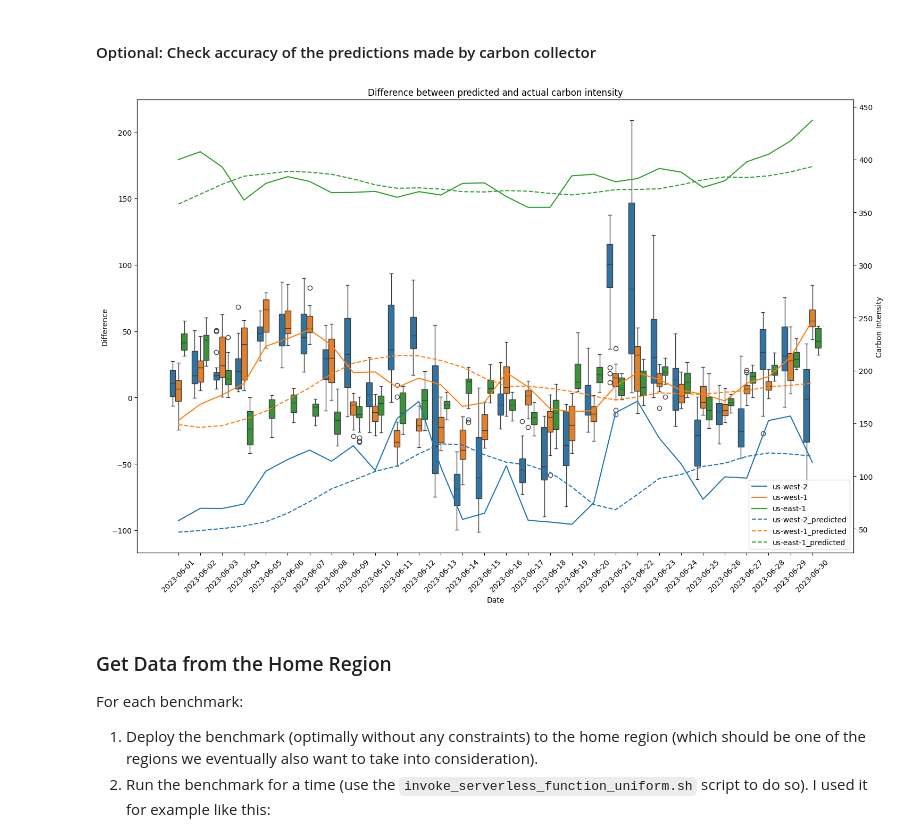
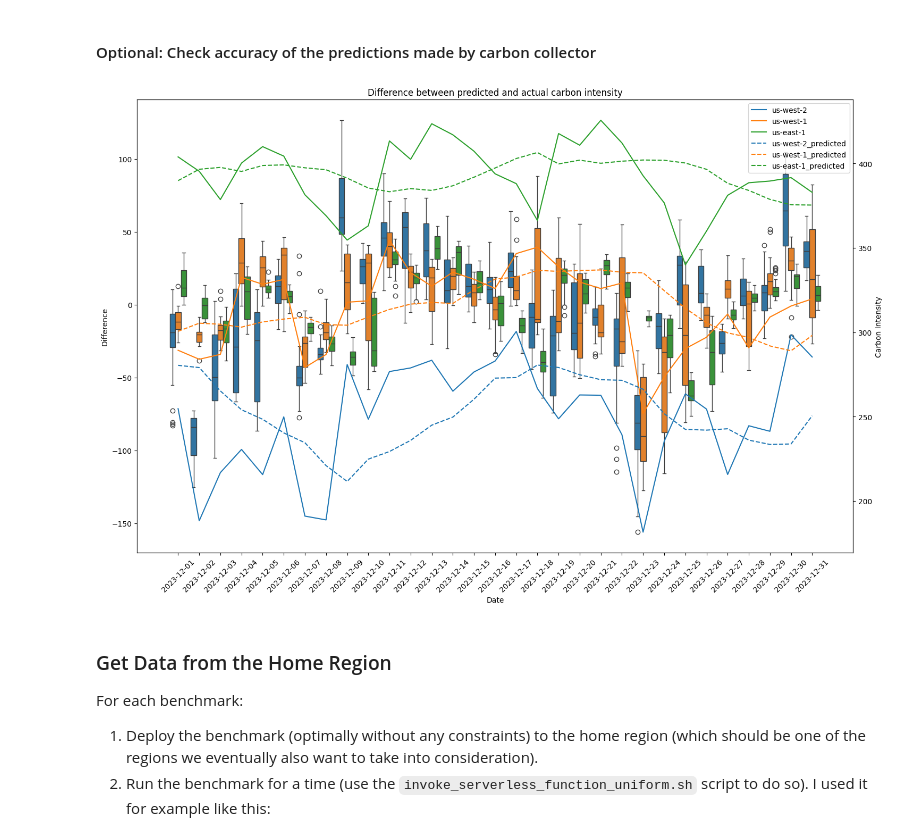
Before and after one commit to ubc-cirrus-lab/caribou, a Jupyter notebook: benchmarks/experiments/carbon_intensity_configs/experiment.ipynb, the cells around one changed output. Cells and saved outputs as stored; diff of their text form; code cells hidden in the pictures.

```diff
--- a/benchmarks/experiments/carbon_intensity_configs/experiment.ipynb
+++ b/benchmarks/experiments/carbon_intensity_configs/experiment.ipynb
@@ -13,14 +13,14 @@ from multi_x_serverless.common.constants import GLOBAL_TIME_ZONE
 # %%
 # Define locations
 locations = {
+    "us-east-1": (37.4315734, -78.6568942),
+    "us-west-1": (38.8375215, -120.8958242),
     "us-west-2": (43.8041334, -120.5542012),
-    "us-west-1": (38.8375215, -120.8958242),
-    "us-east-1": (37.4315734, -78.6568942),
 }
 
-start_date = datetime(2023, 6, 1, 0, 0, 0, tzinfo=GLOBAL_TIME_ZONE)
+start_date = datetime(2023, 12, 1, 0, 0, 0, tzinfo=GLOBAL_TIME_ZONE)
 
-end_date = datetime(2023, 6, 30, 0, 0, 0, tzinfo=GLOBAL_TIME_ZONE)
+end_date = datetime(2023, 12, 31, 0, 0, 0, tzinfo=GLOBAL_TIME_ZONE)
 # %% [markdown]
 ### Load Carbon Data
 # %%
@@ -79,7 +79,10 @@ from datetime import datetime
 # Create one dataframe for all the data
 all_data = pd.DataFrame()
 
-for location in locations.keys():
+# Order the data by location
+locations_ordered = ["us-west-2", "us-west-1", "us-east-1"]
+
+for location in locations_ordered:
     with open(f"./data/carbon/{location}_carbon_data.json", "r") as f:
         data = json.load(f)
 
@@ -99,6 +102,7 @@ fig, axes = plt.subplots(3, 1, figsize=(15, 15))
 # Create a boxplot of carbon intensity per hour of day for each location
 sns.boxplot(x='hour', y='carbonIntensity', hue='location', data=all_data, ax=axes[0])
 axes[0].set_title('Carbon Intensity per Hour of Day')
+axes[0].get_legend().remove()
 
 selected_all_data_for_month = all_data[(all_data['datetime'] >= start_date) & (all_data['datetime'] <= end_date + timedelta(days=1))]
 
@@ -109,7 +113,7 @@ axes[1].set_title('Carbon Intensity per Day of Month')
 axes[1].get_legend().remove()
 
 # Create a line plot of carbon intensity for each day and each hour for each location
-for location in locations.keys():
+for location in locations_ordered:
     all_data[all_data['location'] == location].set_index('datetime')['carbonIntensity'].plot(ax=axes[2], label=location)
 axes[2].set_title('Carbon Intensity for Each Day and Each Hour')
 axes[2].legend()
@@ -193,8 +197,9 @@ for region in locations:
 # %%
 # Create one dataframe for all the data
 all_data = pd.DataFrame()
+locations_ordered = ["us-west-2", "us-west-1", "us-east-1"]
 
-for location in locations.keys():
+for location in locations_ordered:
     with open(f"./data/carbon/{location}_carbon_data.json", "r") as f:
         data = json.load(f)
 
@@ -217,7 +222,9 @@ for location_dir in os.listdir("./data/collected_carbon"):
     for date_dir in os.listdir(f"./data/collected_carbon/{location_dir}"):
         with open(f"./data/collected_carbon/{location_dir}/{date_dir}/data.json", "r") as f:
             data = json.load(f)
-        date = datetime.strptime(date_dir, "%Y-%m-%d")
+        date = datetime.strptime(date_dir, "%Y-%m-%d").replace(tzinfo=GLOBAL_TIME_ZONE)
+        if date < start_date or date > end_date:
+            continue
         for hour, values in data['averages'].items():
             if hour == "overall":
                 continue
@@ -250,41 +257,41 @@ sns.boxplot(x='date', y='difference', hue='location', data=all_data, ax=ax1)
 ax2 = ax1.twinx()
 
 # Add a line plot of the actual carbon intensity on the twin axis
-for location in locations.keys():
+for location in locations_ordered:
     # Convert 'datetime' to just date
     all_data['date_only'] = all_data['datetime'].dt.date
     # Convert 'date_only' to string and sort the data by 'date_only'
     all_data_sorted = all_data.sort_values('date_only')
     all_data_sorted['date_only'] = all_data_sorted['date_only'].astype(str)
     all_data_sorted[all_data_sorted['location'] == location].groupby('date_only')['carbonIntensity'].mean().plot(ax=ax2, label=location)
 
-for i, location in enumerate(locations.keys()):
+for i, location in enumerate(locations_ordered):
     # Also plot the predicted value
     # Maintain the color of the actual carbon intensity
     color = ax2.get_lines()[i].get_color()
     all_data_sorted[all_data_sorted['location'] == location].groupby('date_only')['predicted'].mean().plot(ax=ax2, label=f"{location}_predicted", linestyle="--", color=color)
 
 # Set the title and labels
 ax1.set_title('Difference between predicted and actual carbon intensity')
 ax1.set_xlabel('Date')
 ax1.set_ylabel('Difference')
 ax2.set_ylabel('Carbon Intensity')
 
 # remove ax-1 legend
 ax1.get_legend().remove()
 
 # add ax-2 legend
 ax2.legend()
 
 for label in ax1.get_xticklabels():
     label.set_rotation(45)
 
 plt.tight_layout()
 included_regions_str = "_".join(locations.keys())
 result_file_name = f"./data/plots/carbon_intensity_prediction_differences_{start_date.strftime('%Y-%m-%d')}_{end_date.strftime('%Y-%m-%d')}_{included_regions_str}.png"
-plt.savefig(result_file_name)
+plt.savefig(result_file_name, dpi=300)
 # %% [output]
-[figure, old version]
+[figure, new version]
 # %% [markdown]
 ### Get Data from the Home Region
 
```
Also changed, not shown: parts of 12 cells of this notebook, 4 other files.
